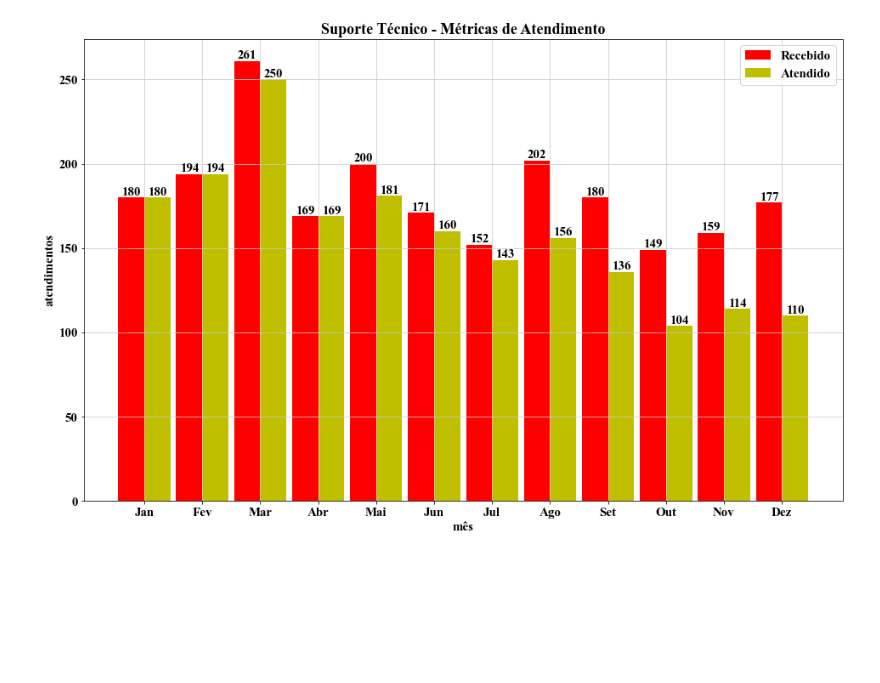
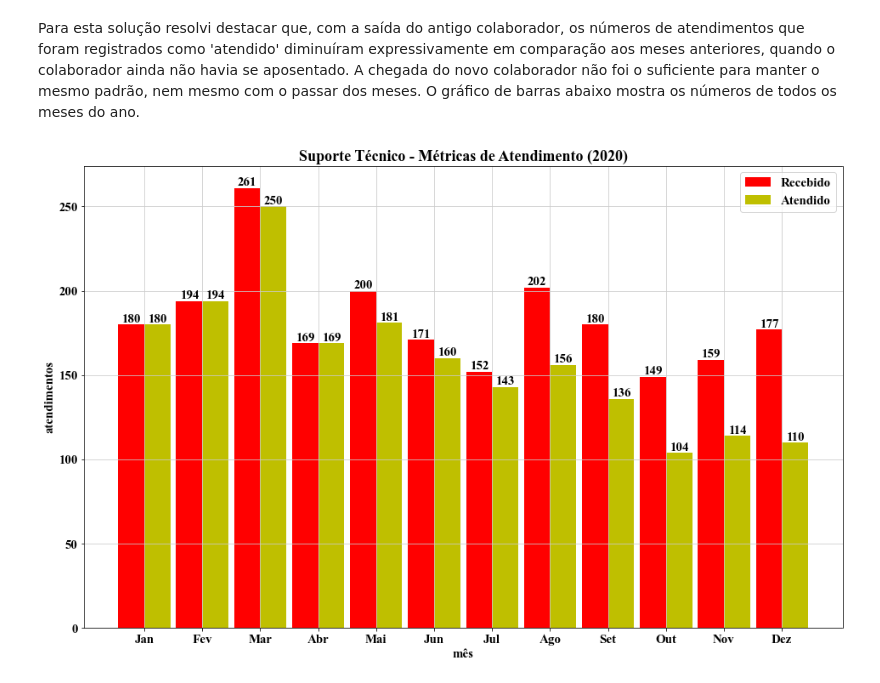
Before and after one commit to henriqueschwabg/Trabalhos-PUCRS, a Jupyter notebook: Visualização de Dados/teste/VD2TRAB.ipynb, the cells around one changed output. Saved outputs shown, nothing was run; the diff lists cells and outputs as text; code cells hidden in the pictures; blank space fills up the shorter version.

```diff
--- a/Visualização de Dados/teste/VD2TRAB.ipynb
+++ b/Visualização de Dados/teste/VD2TRAB.ipynb
@@ -5,42 +13,37 @@ import matplotlib.pyplot as plt
+# %% [markdown]
+Para esta solução resolvi destacar que, com a saída do antigo colaborador, os números de atendimentos que foram registrados como 'atendido' diminuíram expressivamente em comparação aos meses anteriores, quando o colaborador ainda não havia se aposentado. A chegada do novo colaborador não foi o suficiente para manter o mesmo padrão, nem mesmo com o passar dos meses.
+O gráfico de barras abaixo mostra os números de todos os meses do ano.
 # %%
-rc = {'figure.figsize':(12,8),
-      'axes.facecolor':'white',
-      'axes.grid' : True,
-      'grid.color': '.8',
-      'font.family':'Times New Roman',
-      'font.size' : 15}
-plt.rcParams.update(rc)
-
 N = 12
 
 ind = np.arange(N)
 width = 0.45
 
 ig, ax = plt.subplots(figsize=(16, 10))
 
 atendido = (180, 194, 261, 169, 200, 171, 152, 202, 180, 149, 159, 177)
 recebido = (180, 194, 250, 169, 181, 160, 143, 156, 136, 104, 114, 110)
 
 rects1 = ax.bar(ind, atendido, width, color='r')
 rects2 = ax.bar(ind + width, recebido, width, color='y')
 
-ax.set_title('Suporte Técnico - Métricas de Atendimento')
+ax.set_title('Suporte Técnico - Métricas de Atendimento (2020)')
 ax.set_ylabel('atendimentos')
 ax.set_xlabel('mês')
 ax.set_xticks(ind + width / 2)
 ax.set_xticklabels(('Jan', 'Fev', 'Mar', 'Abr', 'Mai', 'Jun', 'Jul', 'Ago', 'Set', 'Out', 'Nov', 'Dez'))
 
 ax.legend((rects1[0], rects2[0]), ('Recebido', 'Atendido'))
 
 
 def autolabel(rects):
     for rect in rects:
         height = rect.get_height()
         ax.text(rect.get_x() + rect.get_width()/2., 1.*height,
                 '%d' % int(height),
                 ha='center', va='bottom')
 
 autolabel(rects1)
 autolabel(rects2)
 # %% [output]
-[figure, old version]
+[figure, new version]
```
Also changed, not shown: parts of 5 cells of this notebook.
